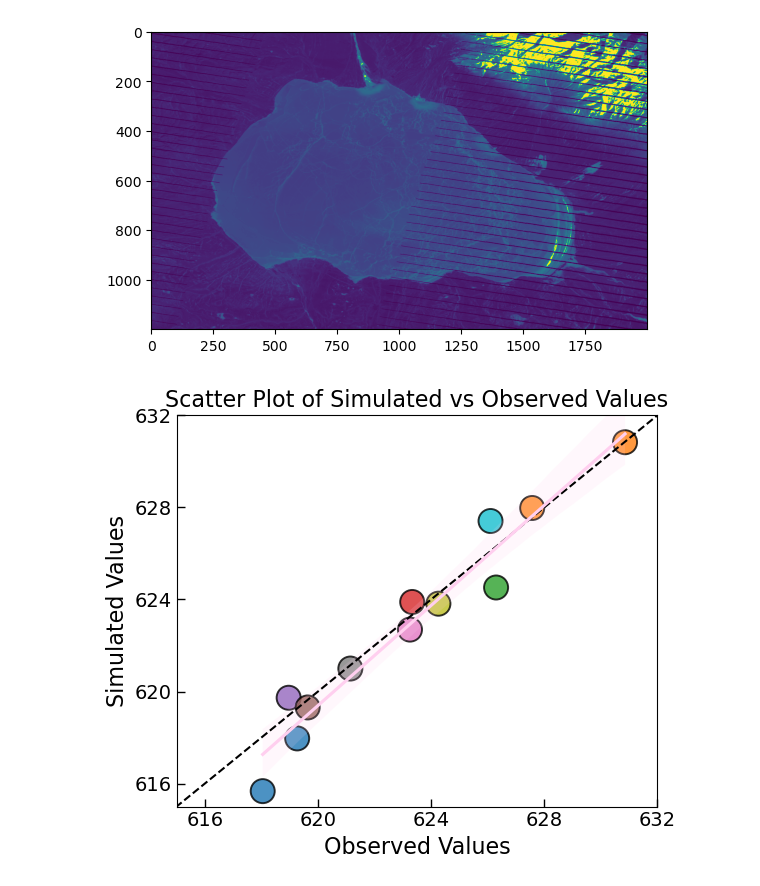
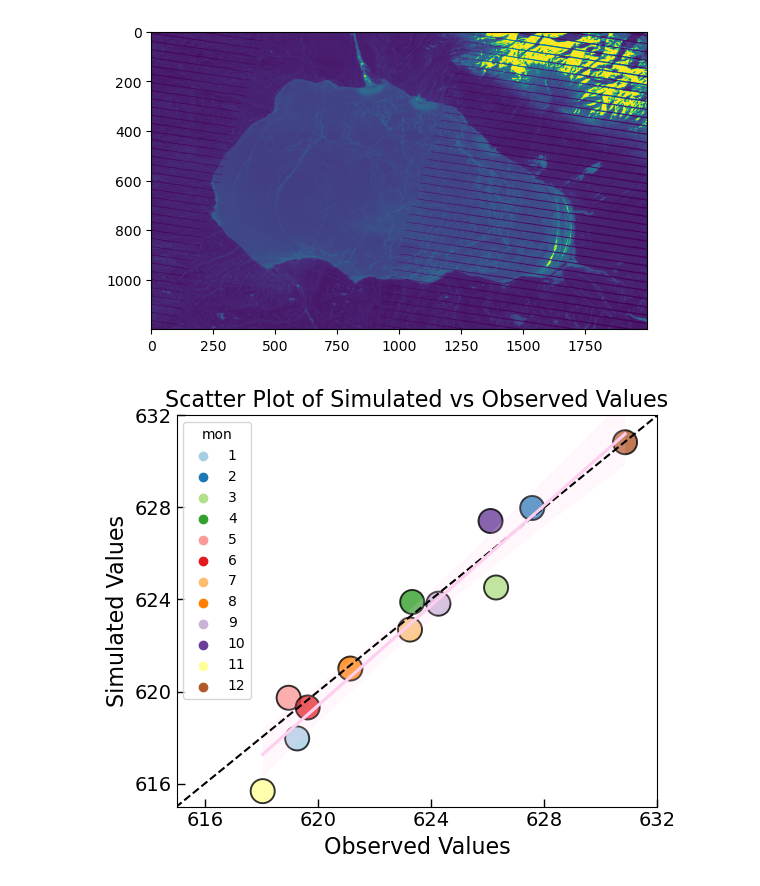
Before and after one commit to GISWLH/MosicaFormer, a Jupyter notebook: code/data_prepare-LAPTOP-623AJVGG.ipynb, the cells around one changed output. Saved outputs shown, nothing was run; the diff lists cells and outputs as text; code cells hidden in the pictures.

Commit message:
add figure 2-4

```diff
--- a/code/data_prepare-LAPTOP-623AJVGG.ipynb
+++ b/code/data_prepare-LAPTOP-623AJVGG.ipynb
@@ -99,37 +99,37 @@ plt.figure(figsize=(6, 5))
 
 # Scatter plot: Different colors for each month
 scatter = sns.scatterplot(
-    data=data, x='obs', y='sim', hue='mon', palette='tab10', s=300, edgecolor='k', alpha=0.8
+    data=data, x='obs', y='sim', hue='mon', palette='Paired', s=300, edgecolor='k', alpha=0.8
 )
 
 # Add 1:1 line
 min_val = min(data['obs'].min() - 5, data['sim'].min() - 5)
 max_val = max(data['obs'].max() + 5, data['sim'].max() + 5)
 plt.plot([min_val, max_val], [min_val, max_val], '--', color='black')
 
 # Fit and plot regression line
 sns.regplot(
     data=data, x='obs', y='sim', scatter=False, color='#FFCFEF', line_kws={'label': 'Fit Line'}
 )
 
 # Customize the plot
 plt.xlabel('Observed Values', fontsize=16)
 plt.ylabel('Simulated Values', fontsize=16)
 plt.title('Scatter Plot of Simulated vs Observed Values', fontsize=16)
 plt.xlim(615, 632)
 plt.ylim(615, 632)
 plt.grid(False)
 
 # Adjust tick parameters to make ticks point inward
 plt.tick_params(axis='both', direction='in', length=6, width=1, labelsize=14)
 plt.xticks(ticks=np.arange(616, 633, 4))
 plt.yticks(ticks=np.arange(616, 633, 4))
 
 # Remove legend
-plt.legend([],[], frameon=False)
+#plt.legend([],[], frameon=False)
 
 # Show the plot
 plt.tight_layout()
-plt.show()
+#plt.savefig('../figure/lake_area_scatter.svg')
 # %% [output]
-[figure, old version]
+[figure, new version]
```
Also changed, not shown: 14 other files.
